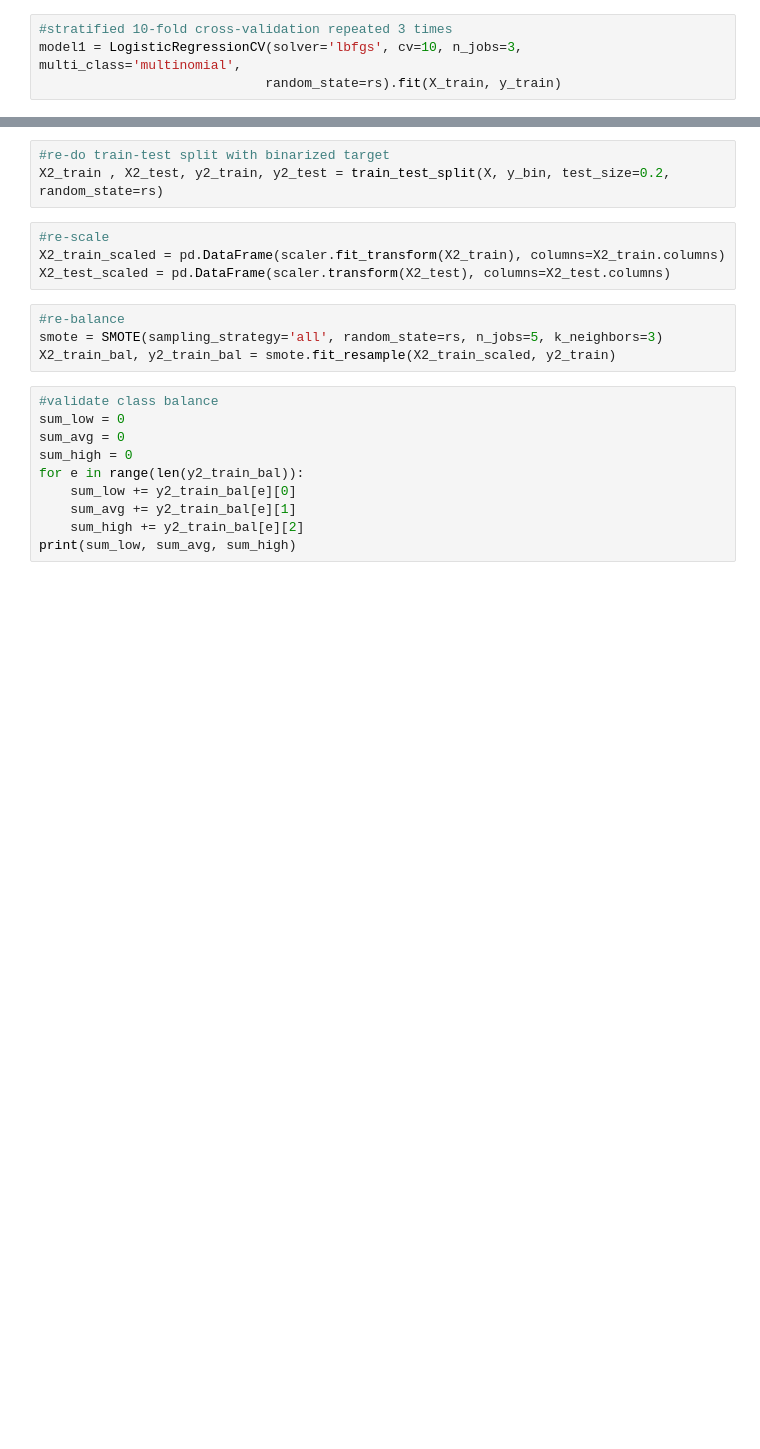
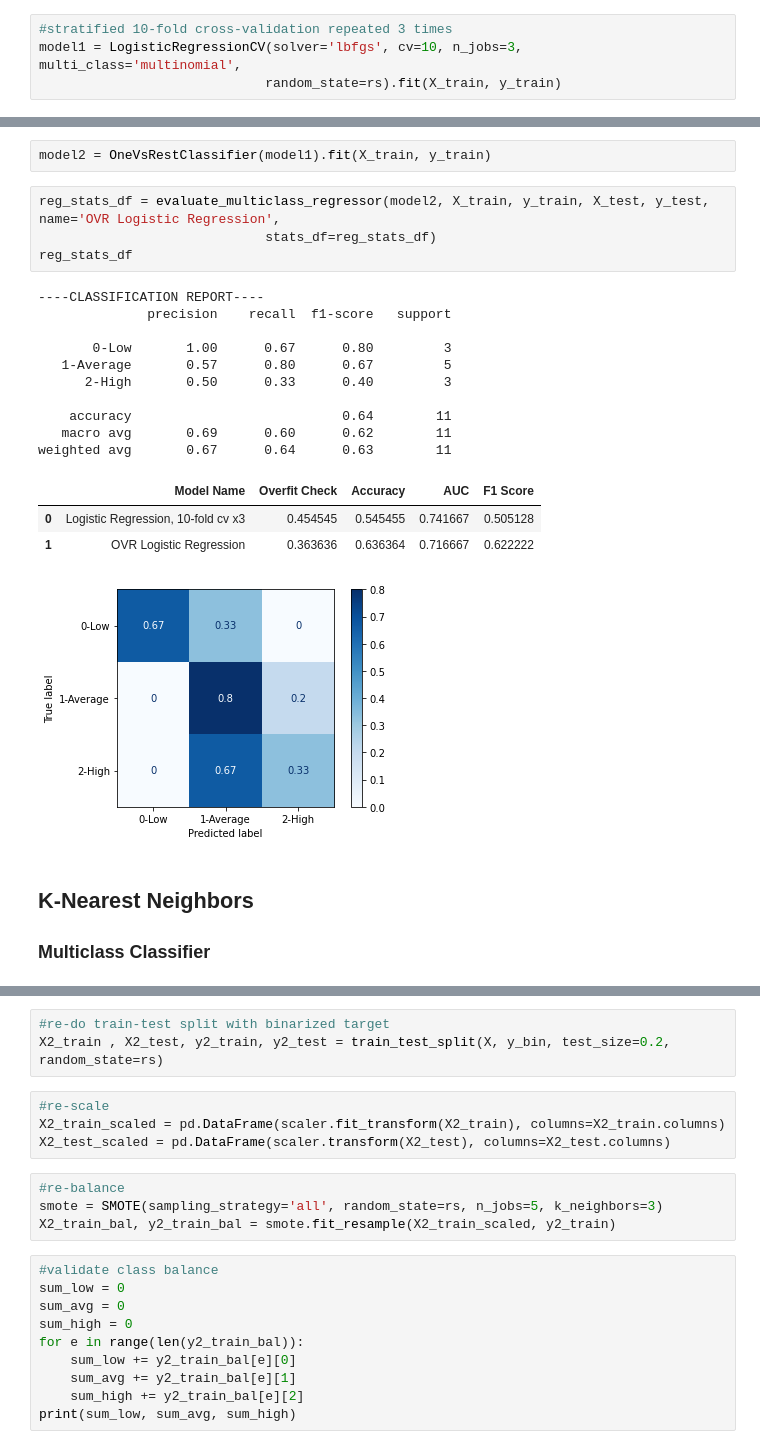
Before and after one commit to kcoop610/capstone-pandemic-us-health-inequities, a Jupyter notebook: model.ipynb, the cells around one changed output, grey strips where cells are left out. Saved outputs shown, nothing was run; the diff lists cells and outputs as text; blank space fills up the shorter version.

```diff
--- a/model.ipynb
+++ b/model.ipynb
@@ -388,0 +432,25 @@ I'll be most interested in the 2-High classifier and the 0-Low classifier, as th
+# %%
+model2 = OneVsRestClassifier(model1).fit(X_train, y_train)
+# %%
+reg_stats_df = evaluate_multiclass_regressor(model2, X_train, y_train, X_test, y_test, name='OVR Logistic Regression',
+                             stats_df=reg_stats_df)
+reg_stats_df
+# %% [output]
+----CLASSIFICATION REPORT----
+              precision    recall  f1-score   support
+
+       0-Low       1.00      0.67      0.80         3
+   1-Average       0.57      0.80      0.67         5
+      2-High       0.50      0.33      0.40         3
+
+    accuracy                           0.64        11
+   macro avg       0.69      0.60      0.62        11
+weighted avg       0.67      0.64      0.63        11
+|  | Model Name | Overfit Check | Accuracy | AUC | F1 Score |
+| 0 | Logistic Regression, 10-fold cv x3 | 0.454545 | 0.545455 | 0.741667 | 0.505128 |
+| 1 | OVR Logistic Regression | 0.363636 | 0.636364 | 0.716667 | 0.622222 |
+[figure, added]
+# %% [markdown]
+## K-Nearest Neighbors
+
+### Multiclass Classifier
```
Also changed, not shown: parts of 56 cells of this notebook, 4 other files.
